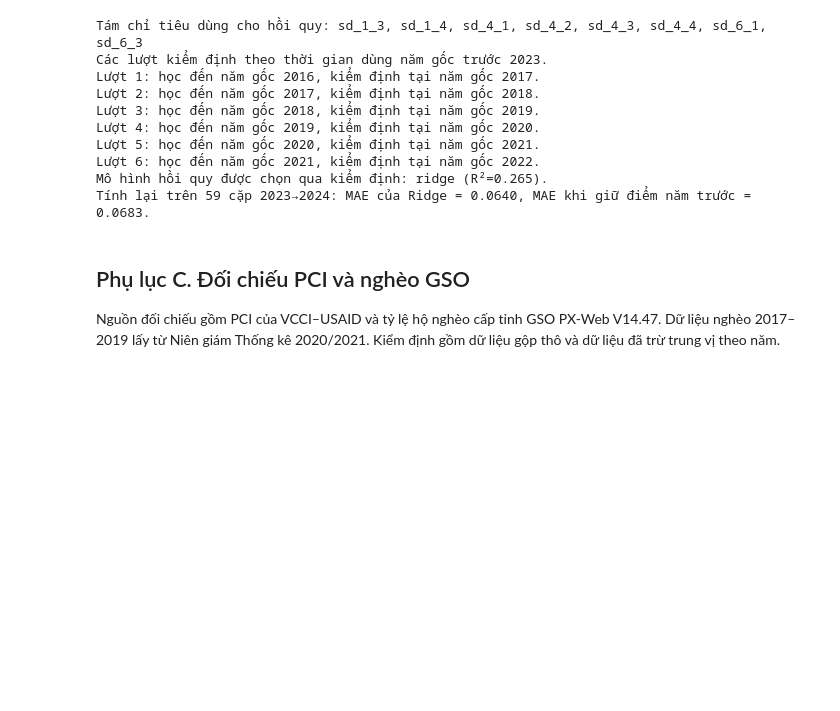
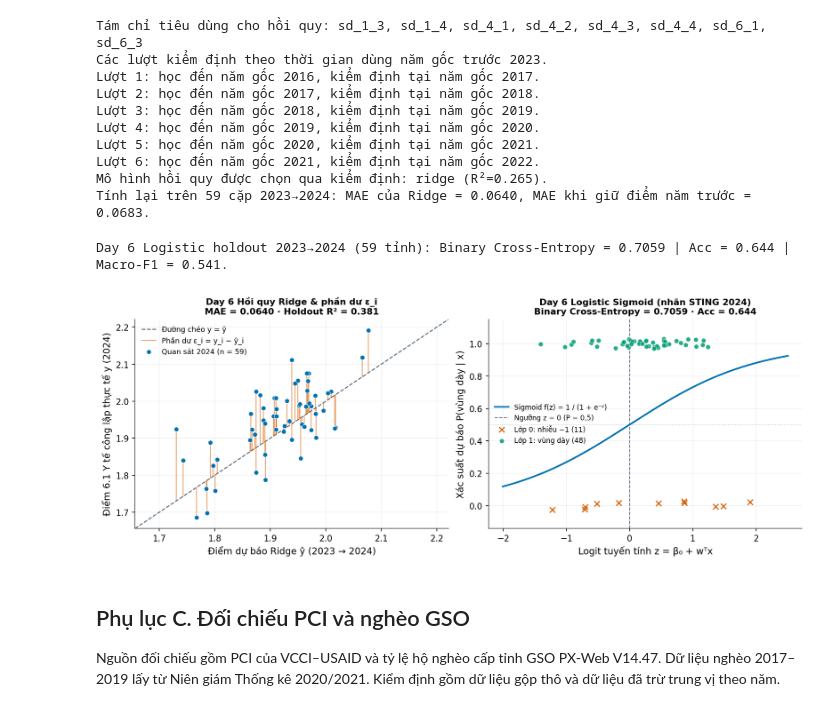
Before and after one commit to JasonTM17/Grid_Based_Sociology, a Jupyter notebook: notebooks/Nhom15_CuoiKy_STING_PAPI.ipynb, the cells around one changed output. Cells and saved outputs as stored; diff of their text form; code cells hidden in the pictures; blank space fills up the shorter version.

```diff
--- a/notebooks/Nhom15_CuoiKy_STING_PAPI.ipynb
+++ b/notebooks/Nhom15_CuoiKy_STING_PAPI.ipynb
@@ -552,6 +773,72 @@ Lượt 5: học đến năm gốc 2020, kiểm định tại năm gốc 2021.
 Lượt 6: học đến năm gốc 2021, kiểm định tại năm gốc 2022.
 Mô hình hồi quy được chọn qua kiểm định: ridge (R²=0.265).
 Tính lại trên 59 cặp 2023→2024: MAE của Ridge = 0.0640, MAE khi giữ điểm năm trước = 0.0683.
+# %%
+from sklearn.metrics import accuracy_score, f1_score, log_loss, r2_score
+from scripts.supervised.predict_supervised import build_classification_pairs
+
+y_true_reg = holdout.y.to_numpy()
+y_pred_ridge = ridge.predict(holdout[REGRESSION_FEATURES].to_numpy())
+ridge_r2 = r2_score(y_true_reg, y_pred_ridge)
+
+clf_model = joblib.load(ROOT / "models/sup_classifier.joblib")
+clf_pairs = build_classification_pairs(panel, features, params)
+clf_hold = clf_pairs[clf_pairs.year_t == 2023]
+Xc_te = clf_hold[REGRESSION_FEATURES].to_numpy()
+yc_te = clf_hold["y"].to_numpy()
+probs_te = clf_model.predict_proba(Xc_te)[:, 1]
+logits_te = clf_model.decision_function(Xc_te)
+preds_te = clf_model.predict(Xc_te)
+bce_loss = log_loss(yc_te, probs_te)
+clf_acc = accuracy_score(yc_te, preds_te)
+clf_mf1 = f1_score(yc_te, preds_te, average="macro", labels=[0, 1], zero_division=0)
+print(f"Day 6 Logistic holdout 2023→2024 ({len(yc_te)} tỉnh): "
+      f"Binary Cross-Entropy = {bce_loss:.4f} | Acc = {clf_acc:.3f} | Macro-F1 = {clf_mf1:.3f}.")
+
+with style_context():
+    fig, (ax_reg, ax_log) = plt.subplots(1, 2, figsize=(11.6, 4.35), dpi=150, layout="constrained")
+    # Trái: Ridge + đoạn phần dư dọc ε_i
+    lo_r = float(min(y_true_reg.min(), y_pred_ridge.min())) - 0.03
+    hi_r = float(max(y_true_reg.max(), y_pred_ridge.max())) + 0.03
+    ax_reg.plot([lo_r, hi_r], [lo_r, hi_r], "--", color="#5A6B7C", lw=1.2, label="Đường chéo y = ŷ", zorder=1)
+    for idx_i, (yt, yp) in enumerate(zip(y_true_reg, y_pred_ridge, strict=True)):
+        ax_reg.plot([yp, yp], [yp, yt], "-", color="#D55E00", alpha=0.58, lw=1.05,
+                    label="Phần dư ε_i = y_i − ŷ_i" if idx_i == 0 else None, zorder=2)
+    ax_reg.scatter(y_pred_ridge, y_true_reg, s=30, color=PALETTE["blue"], edgecolors="white", linewidths=0.5,
+                   label="Quan sát 2024 (n = 59)", zorder=3)
+    ax_reg.set_xlim(lo_r, hi_r)
+    ax_reg.set_ylim(lo_r, hi_r)
+    ax_reg.set_xlabel("Điểm dự báo Ridge ŷ (2023 → 2024)")
+    ax_reg.set_ylabel("Điểm 6.1 Y tế công lập thực tế y (2024)")
+    ax_reg.set_title(f"Day 6 Hồi quy Ridge & phần dư ε_i\nMAE = {ridge_mae:.4f} · Holdout R² = {ridge_r2:.3f}", fontsize=10.5)
+    ax_reg.grid(alpha=0.18)
+    ax_reg.legend(loc="upper left", fontsize=8.5, framealpha=0.92)
+
+    # Phải: Logistic Regression Sigmoid & Binary Cross-Entropy
+    z_grid = np.linspace(float(logits_te.min()) - 0.6, float(logits_te.max()) + 0.6, 200)
+    sig_grid = 1.0 / (1.0 + np.exp(-z_grid))
+    ax_log.plot(z_grid, sig_grid, "-", color=PALETTE["blue"], lw=2.0, label="Sigmoid f(z) = 1 / (1 + e⁻ᶻ)", zorder=2)
+    ax_log.axvline(0.0, color="#64748B", linestyle="--", lw=1.0, label="Ngưỡng z = 0 (P = 0,5)", zorder=1)
+    ax_log.axhline(0.5, color="#CBD5E1", linestyle=":", lw=1.0, zorder=1)
+    m0 = yc_te == 0
+    m1 = yc_te == 1
+    rng_j = np.random.default_rng(42)
+    y0_j = rng_j.uniform(-0.03, 0.03, size=int(m0.sum()))
+    y1_j = 1.0 + rng_j.uniform(-0.03, 0.03, size=int(m1.sum()))
+    ax_log.scatter(logits_te[m0], y0_j, s=42, color="#D55E00", marker="x", linewidths=1.3,
+                   label=f"Lớp 0: nhiễu −1 ({int(m0.sum())})", zorder=4)
+    ax_log.scatter(logits_te[m1], y1_j, s=30, color=PALETTE["green"], alpha=0.85, edgecolors="white", linewidths=0.45,
+                   label=f"Lớp 1: vùng dày ({int(m1.sum())})", zorder=4)
+    ax_log.set_ylim(-0.14, 1.15)
+    ax_log.set_xlabel("Logit tuyến tính z = β₀ + wᵀx")
+    ax_log.set_ylabel("Xác suất dự báo P(vùng dày | x)")
+    ax_log.set_title(f"Day 6 Logistic Sigmoid (nhãn STING 2024)\nBinary Cross-Entropy = {bce_loss:.4f} · Acc = {clf_acc:.3f}", fontsize=10.5)
+    ax_log.grid(alpha=0.18)
+    ax_log.legend(loc="center left", fontsize=8.2, framealpha=0.92)
+    plt.show()
+# %% [output]
+Day 6 Logistic holdout 2023→2024 (59 tỉnh): Binary Cross-Entropy = 0.7059 | Acc = 0.644 | Macro-F1 = 0.541.
+[figure, added]
 # %% [markdown]
 ## Phụ lục C. Đối chiếu PCI và nghèo GSO
 
```
Also changed, not shown: parts of 8 cells of this notebook, 11 other files.
